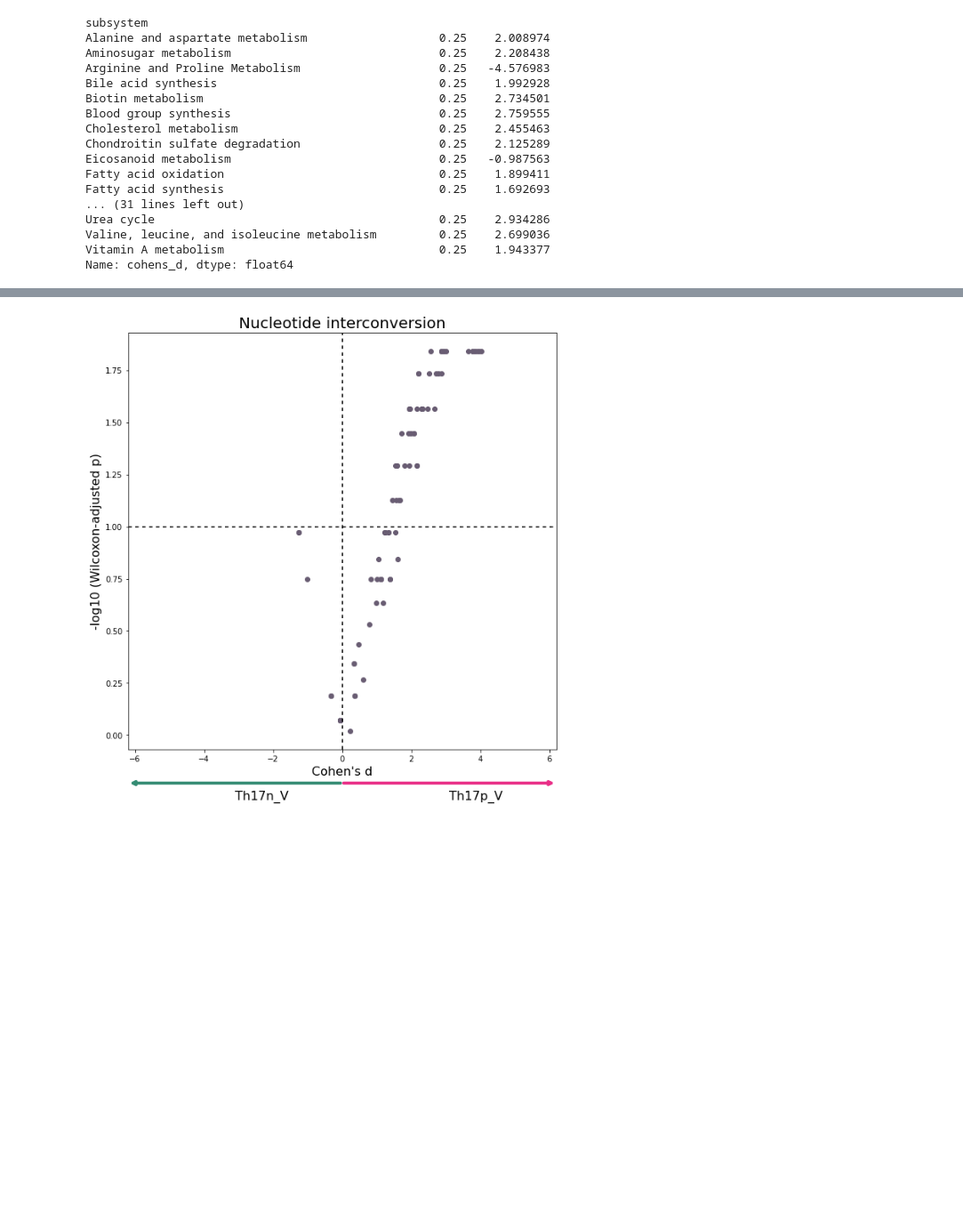
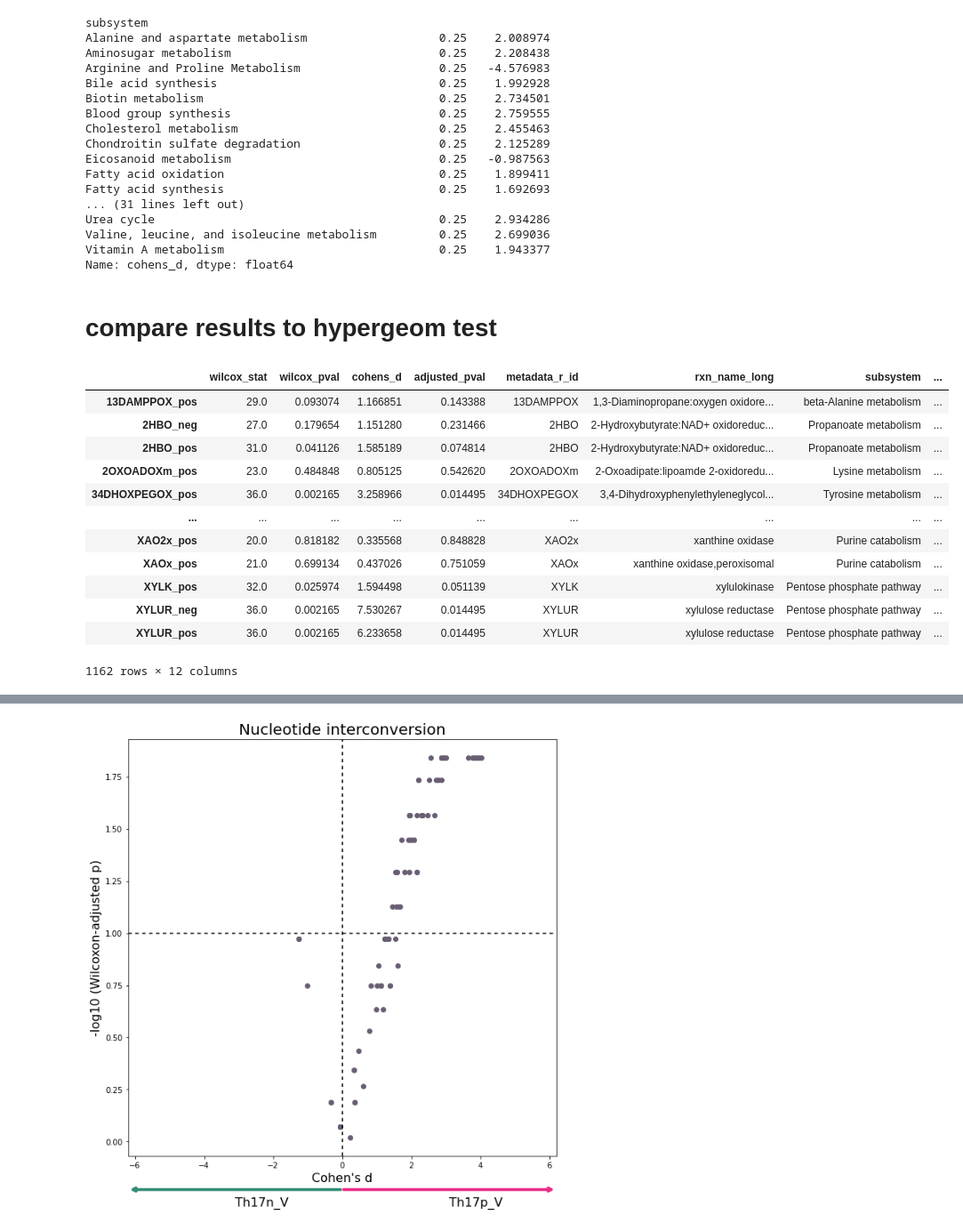
Before and after one commit to z2e2/metabolic_analysis, a Jupyter notebook: 2_compass_comparison.ipynb, the cells around one changed output, grey strips where cells are left out. Shown: that part at 89% size. Cells and saved outputs as stored; diff of their text form; code cells hidden in the pictures; blank space fills up the shorter version.

```diff
--- a/2_compass_comparison.ipynb
+++ b/2_compass_comparison.ipynb
@@ -204,3 +232,5 @@ Urea cycle                                         0.25    2.934286
 Valine, leucine, and isoleucine metabolism         0.25    2.699036
 Vitamin A metabolism                               0.25    1.943377
 Name: cohens_d, dtype: float64
+# %% [markdown]
+# compare results to hypergeom test
@@ -206,0 +239,17 @@ Name: cohens_d, dtype: float64
+# %%
+# data = pd.read_csv(out_dir + 'compass_results_data.csv', index_col = 0)
+data
+# %% [output]
+|  | wilcox_stat | wilcox_pval | cohens_d | adjusted_pval | metadata_r_id | rxn_name_long | subsystem | ... |
+| 13DAMPPOX_pos | 29.0 | 0.093074 | 1.166851 | 0.143388 | 13DAMPPOX | 1,3-Diaminopropane:oxygen oxidore... | beta-Alanine metabolism | ... |
+| 2HBO_neg | 27.0 | 0.179654 | 1.151280 | 0.231466 | 2HBO | 2-Hydroxybutyrate:NAD+ oxidoreduc... | Propanoate metabolism | ... |
+| 2HBO_pos | 31.0 | 0.041126 | 1.585189 | 0.074814 | 2HBO | 2-Hydroxybutyrate:NAD+ oxidoreduc... | Propanoate metabolism | ... |
+| 2OXOADOXm_pos | 23.0 | 0.484848 | 0.805125 | 0.542620 | 2OXOADOXm | 2-Oxoadipate:lipoamde 2-oxidoredu... | Lysine metabolism | ... |
+| 34DHOXPEGOX_pos | 36.0 | 0.002165 | 3.258966 | 0.014495 | 34DHOXPEGOX | 3,4-Dihydroxyphenylethyleneglycol... | Tyrosine metabolism | ... |
+| ... | ... | ... | ... | ... | ... | ... | ... | ... |
+| XAO2x_pos | 20.0 | 0.818182 | 0.335568 | 0.848828 | XAO2x | xanthine oxidase | Purine catabolism | ... |
+| XAOx_pos | 21.0 | 0.699134 | 0.437026 | 0.751059 | XAOx | xanthine oxidase,peroxisomal | Purine catabolism | ... |
+| XYLK_pos | 32.0 | 0.025974 | 1.594498 | 0.051139 | XYLK | xylulokinase | Pentose phosphate pathway | ... |
+| XYLUR_neg | 36.0 | 0.002165 | 7.530267 | 0.014495 | XYLUR | xylulose reductase | Pentose phosphate pathway | ... |
+| XYLUR_pos | 36.0 | 0.002165 | 6.233658 | 0.014495 | XYLUR | xylulose reductase | Pentose phosphate pathway | ... |
+1162 rows × 12 columns
```
Also changed, not shown: parts of 31 cells of this notebook.
